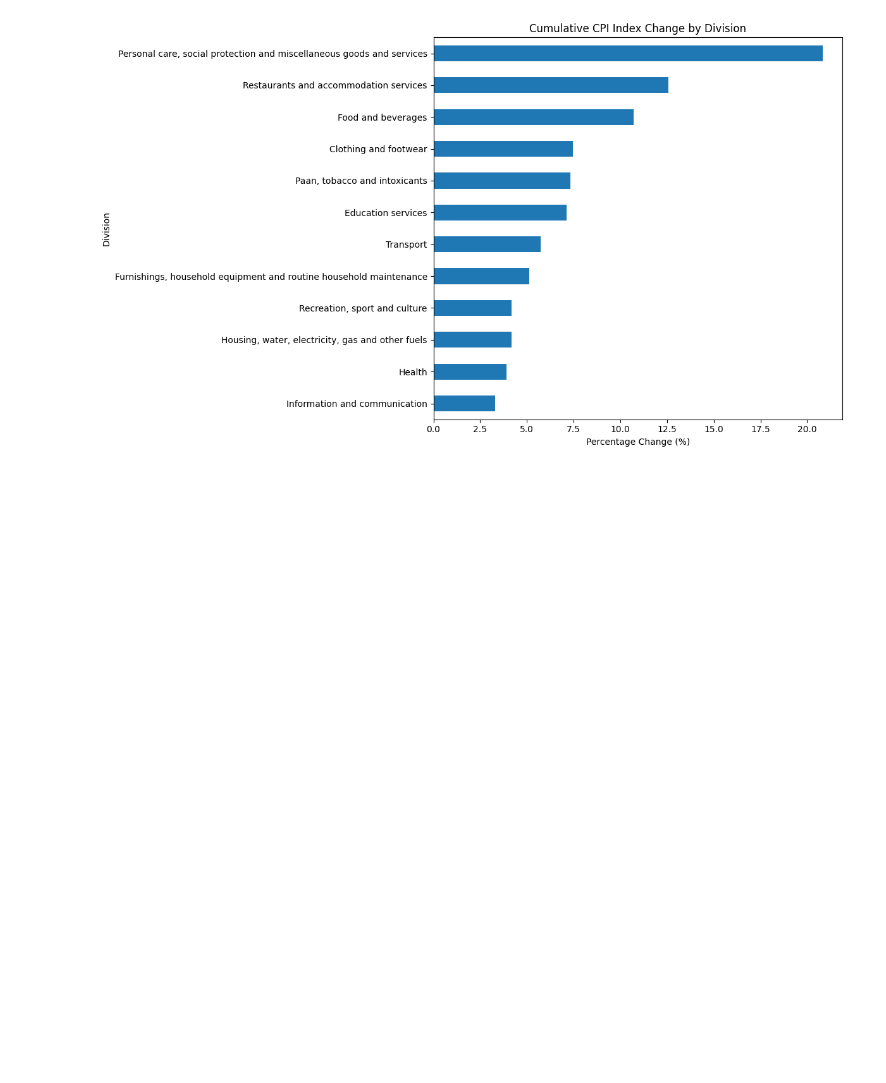
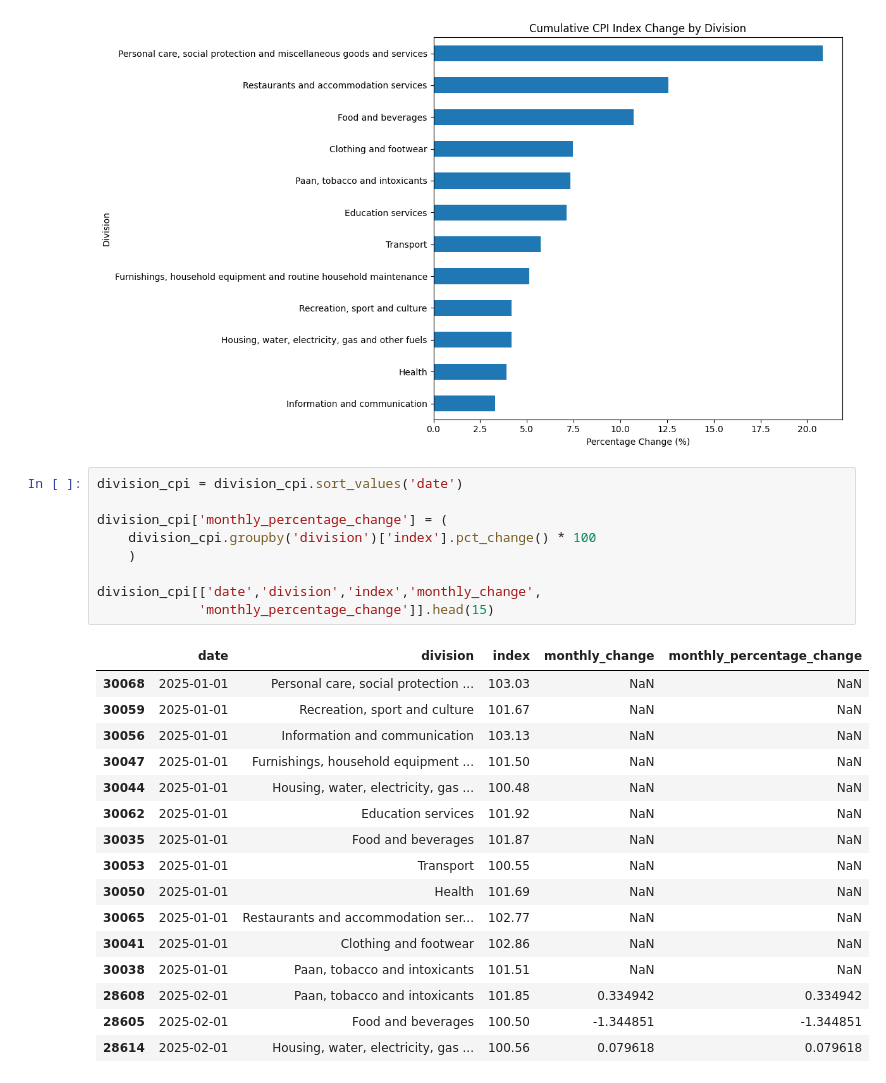
Before and after one commit to alwinbshaji/indian-economic-data-analysis-inflation-forecasting, a Jupyter notebook: Data_collection.ipynb, the cells around one changed output. Cells and saved outputs as stored; diff of their text form; blank space fills up the shorter version.

```diff
--- a/Data_collection.ipynb
+++ b/Data_collection.ipynb
@@ -765,3 +765,29 @@ plt.tight_layout()
 plt.show()
 # %% [output]
 [figure]
+# %%
+division_cpi = division_cpi.sort_values('date')
+
+division_cpi['monthly_percentage_change'] = (
+    division_cpi.groupby('division')['index'].pct_change() * 100
+    )
+
+division_cpi[['date','division','index','monthly_change',
+             'monthly_percentage_change']].head(15)
+# %% [output]
+|  | date | division | index | monthly_change | monthly_percentage_change |
+| 30068 | 2025-01-01 | Personal care, social protection ... | 103.03 | NaN | NaN |
+| 30059 | 2025-01-01 | Recreation, sport and culture | 101.67 | NaN | NaN |
+| 30056 | 2025-01-01 | Information and communication | 103.13 | NaN | NaN |
+| 30047 | 2025-01-01 | Furnishings, household equipment ... | 101.50 | NaN | NaN |
+| 30044 | 2025-01-01 | Housing, water, electricity, gas ... | 100.48 | NaN | NaN |
+| 30062 | 2025-01-01 | Education services | 101.92 | NaN | NaN |
+| 30035 | 2025-01-01 | Food and beverages | 101.87 | NaN | NaN |
+| 30053 | 2025-01-01 | Transport | 100.55 | NaN | NaN |
+| 30050 | 2025-01-01 | Health | 101.69 | NaN | NaN |
+| 30065 | 2025-01-01 | Restaurants and accommodation ser... | 102.77 | NaN | NaN |
+| 30041 | 2025-01-01 | Clothing and footwear | 102.86 | NaN | NaN |
+| 30038 | 2025-01-01 | Paan, tobacco and intoxicants | 101.51 | NaN | NaN |
+| 28608 | 2025-02-01 | Paan, tobacco and intoxicants | 101.85 | 0.334942 | 0.334942 |
+| 28605 | 2025-02-01 | Food and beverages | 100.50 | -1.344851 | -1.344851 |
+| 28614 | 2025-02-01 | Housing, water, electricity, gas ... | 100.56 | 0.079618 | 0.079618 |
```
Also changed, not shown: parts of 6 cells of this notebook.
